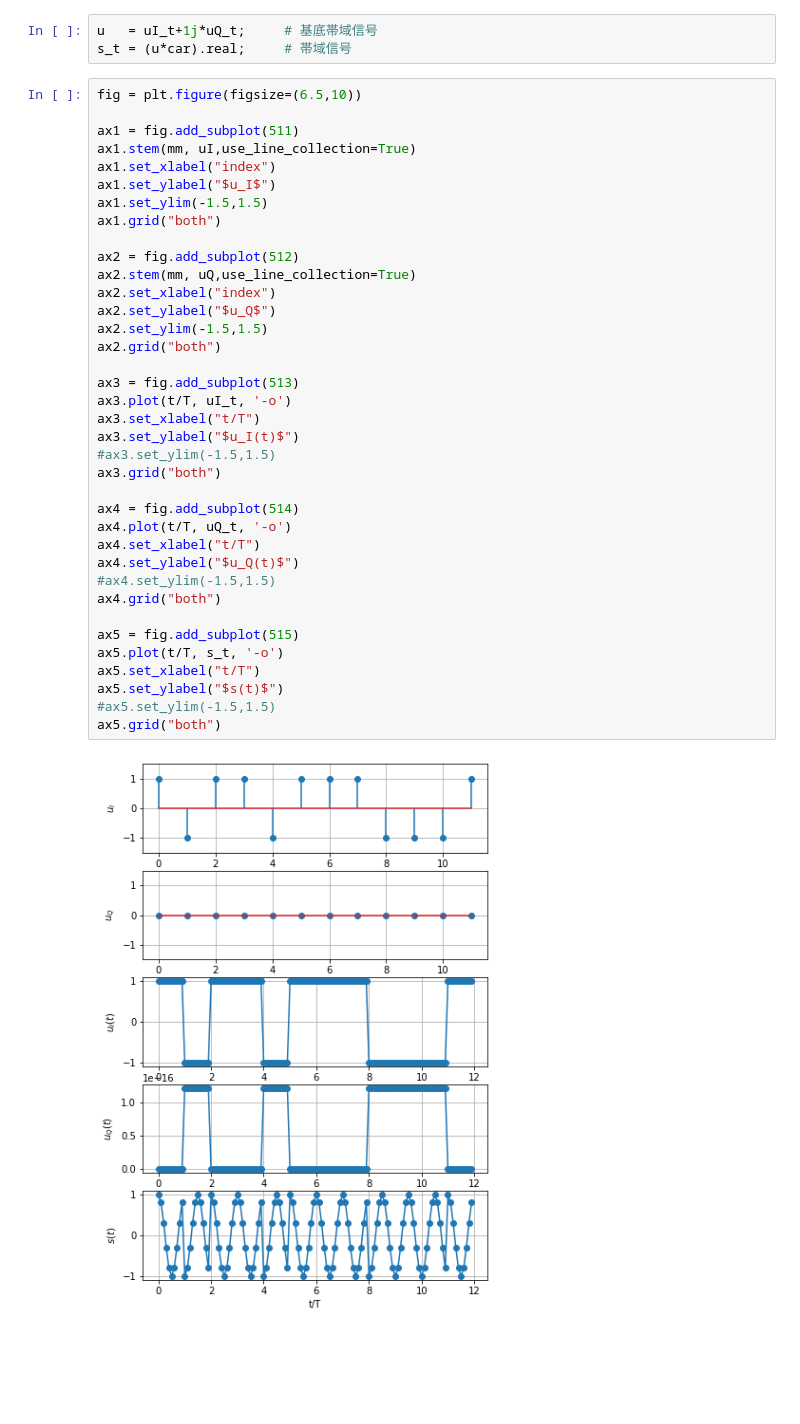
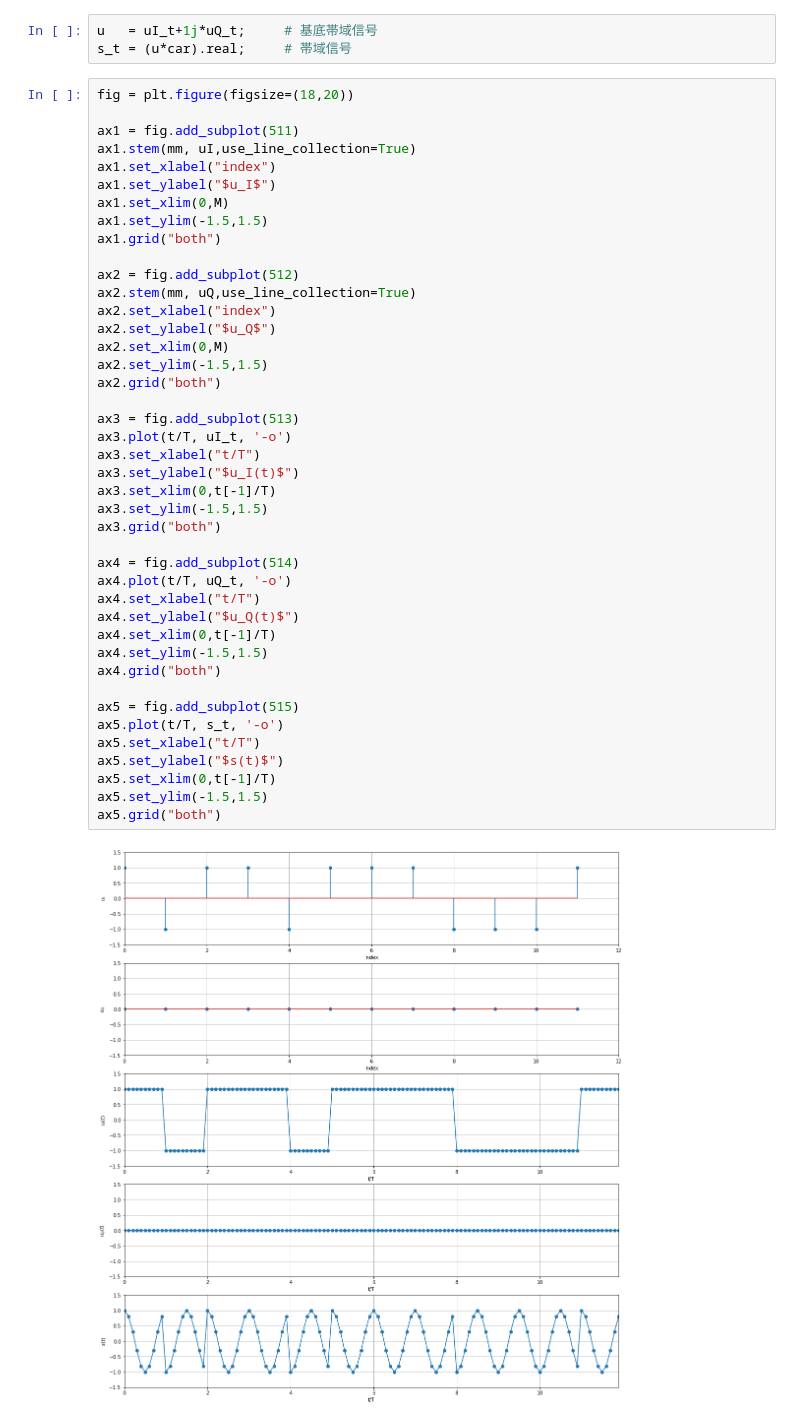
Before and after one commit to mskim-niigatau/EIC_Lab4, a Jupyter notebook: mod_demo.ipynb, the cells around one changed output. Drawn from its saved outputs; the diff is of its cells as text; blank space fills up the shorter version.

```diff
--- a/mod_demo.ipynb
+++ b/mod_demo.ipynb
@@ -51,41 +51,46 @@ for ii in range(M):
 u   = uI_t+1j*uQ_t;     # 基底帯域信号
 s_t = (u*car).real;     # 帯域信号
 # %%
-fig = plt.figure(figsize=(6.5,10))
+fig = plt.figure(figsize=(18,20))
 
 ax1 = fig.add_subplot(511)
 ax1.stem(mm, uI,use_line_collection=True)
 ax1.set_xlabel("index")
 ax1.set_ylabel("$u_I$")
+ax1.set_xlim(0,M)
 ax1.set_ylim(-1.5,1.5)
 ax1.grid("both")
 
 ax2 = fig.add_subplot(512)
 ax2.stem(mm, uQ,use_line_collection=True)
 ax2.set_xlabel("index")
 ax2.set_ylabel("$u_Q$")
+ax2.set_xlim(0,M)
 ax2.set_ylim(-1.5,1.5)
 ax2.grid("both")
 
 ax3 = fig.add_subplot(513)
 ax3.plot(t/T, uI_t, '-o')
 ax3.set_xlabel("t/T")
 ax3.set_ylabel("$u_I(t)$")
-#ax3.set_ylim(-1.5,1.5)
+ax3.set_xlim(0,t[-1]/T)
+ax3.set_ylim(-1.5,1.5)
 ax3.grid("both")
 
 ax4 = fig.add_subplot(514)
 ax4.plot(t/T, uQ_t, '-o')
 ax4.set_xlabel("t/T")
 ax4.set_ylabel("$u_Q(t)$")
-#ax4.set_ylim(-1.5,1.5)
+ax4.set_xlim(0,t[-1]/T)
+ax4.set_ylim(-1.5,1.5)
 ax4.grid("both")
 
 ax5 = fig.add_subplot(515)
 ax5.plot(t/T, s_t, '-o')
 ax5.set_xlabel("t/T")
 ax5.set_ylabel("$s(t)$")
-#ax5.set_ylim(-1.5,1.5)
+ax5.set_xlim(0,t[-1]/T)
+ax5.set_ylim(-1.5,1.5)
 ax5.grid("both")
 # %% [output]
-[figure, old version]
+[figure, new version]
```
Also changed, not shown: parts of 4 cells of this notebook.
